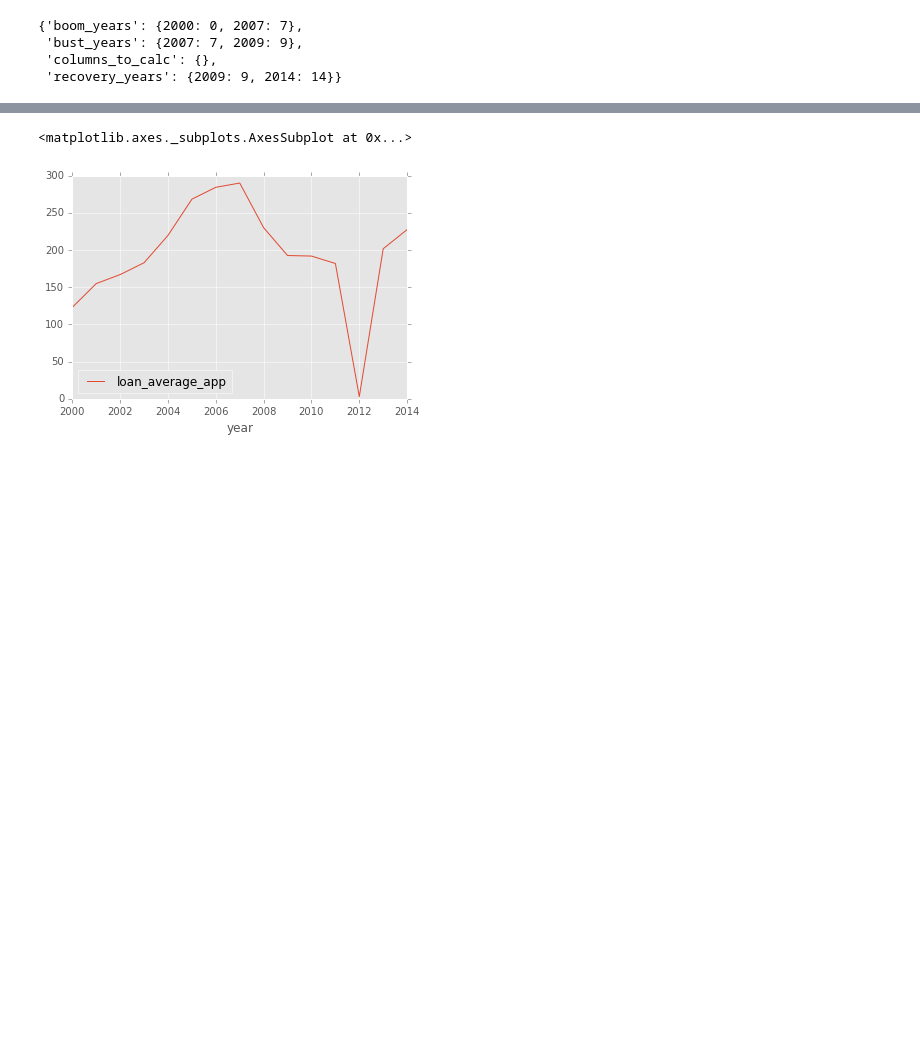
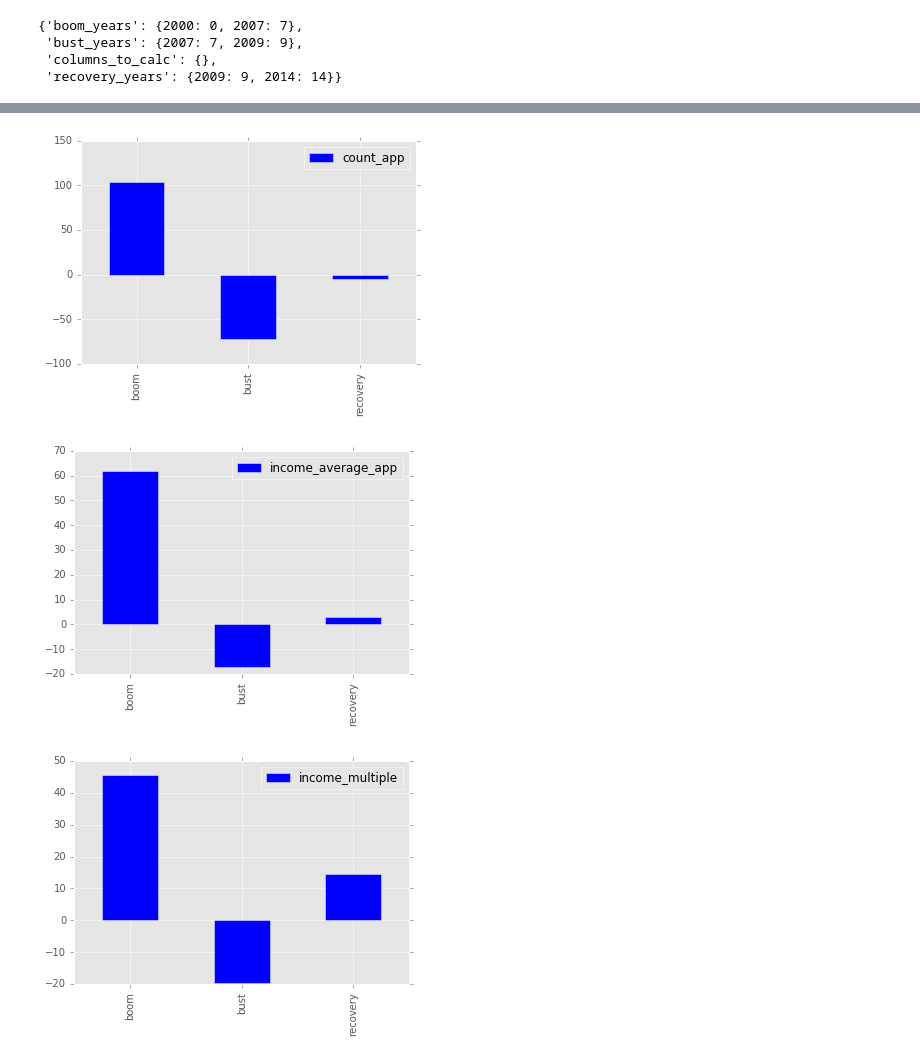
Before and after one commit to Kibrael/county_level, a Jupyter notebook: patterns.ipynb, the cells around one changed output, grey strips where cells are left out. Drawn from its saved outputs; the diff is of its cells as text; code cells hidden in the pictures; blank space fills up the shorter version.

Commit message:
updating county aggregation script

```diff
--- a/patterns.ipynb
+++ b/patterns.ipynb
@@ -225,10 +225,10 @@ bbr_calc_dict
 patterns['bbr'] = {}
 #print stockton_df.columns.ravel()
 
-col_list + ['loan_average_app', 'income_average_app', 'count_app', 'value_app', 'income_multiple']
+col_list = ['loan_average_app', 'income_average_app', 'count_app', 'value_app', 'income_multiple']
 for col in col_list:
     bbr_calc_dict['columns_to_calc'][col] = stockton_df.columns.get_loc(col)
-print bbr_calc_dict
+print col_list
 #for col in col_list:
  #   print stockton_df[(stockton_df.year==2001)][col].index[0]
 # %% [output]
@@ -241,8 +241,7 @@ print bbr_calc_dict
 #calculate recovery deltas
 for column in bbr_calc_dict['columns_to_calc'].iterkeys():
     patterns['bbr'][column] = {}
-    patterns['bbr'][column]['recovery'] = []
-    start = True
+
 
     start_row = bbr_calc_dict['recovery_years'][2009] #returns integer index of year
     end_row = bbr_calc_dict['recovery_years'][2014]
@@ -250,7 +249,29 @@ for column in bbr_calc_dict['columns_to_calc'].iterkeys():
 
     start_val = stockton_df.iloc[start_row, col]
     end_val = stockton_df.iloc[end_row, col]
-    delta = abs(((end_val - start_val) / start_val) *100) #check the validity of absolute value usage.
-    patterns['bbr'][column]['recovery'].append(delta)
+    delta = ((end_val - start_val) / start_val *100) #check the validity of absolute value usage.
+    patterns['bbr'][column]['recovery'] = delta
     #print "rows:",start_row,end_row, "col:",col, column
     #print end_val, start_val, end_val - start_val, delta
+#calculate boom deltas
+for column in bbr_calc_dict['columns_to_calc'].iterkeys():
+
+    start_row = bbr_calc_dict['boom_years'][2000]
+    end_row = bbr_calc_dict['boom_years'][2007]
+    col = bbr_calc_dict['columns_to_calc'][column]
+
+    start_val = stockton_df.iloc[start_row, col]
+    end_val = stockton_df.iloc[end_row, col]
+    delta = ((end_val - start_val) / start_val *100) #check the validity of absolute value usage.
+    patterns['bbr'][column]['boom'] = delta
+
+for column in bbr_calc_dict['columns_to_calc'].iterkeys():
+
+    start_row = bbr_calc_dict['bust_years'][2007]
+    end_row = bbr_calc_dict['bust_years'][2009]
+    col = bbr_calc_dict['columns_to_calc'][column]
+
+    start_val = stockton_df.iloc[start_row, col]
+    end_val = stockton_df.iloc[end_row, col]
+    delta = ((end_val - start_val) / start_val *100) #check the validity of absolute value usage.
+    patterns['bbr'][column]['bust'] = delta
@@ -299,5 +300,9 @@ patterns
-# %%
-stockton_df.plot.line(x='year', y='loan_average_app')
-# %% [output]
-<matplotlib.axes._subplots.AxesSubplot at 0x...>
-[figure, removed]
+# %%
+bbr_df = pd.DataFrame(patterns['bbr'])
+for col in bbr_df.columns.ravel():
+
+    bbr_df.plot.bar(y=col)
+# %% [output]
+[figure, added]
+[figure, added]
+[figure, added]
```
Also changed, not shown: parts of 6 cells of this notebook, 3 other files.
